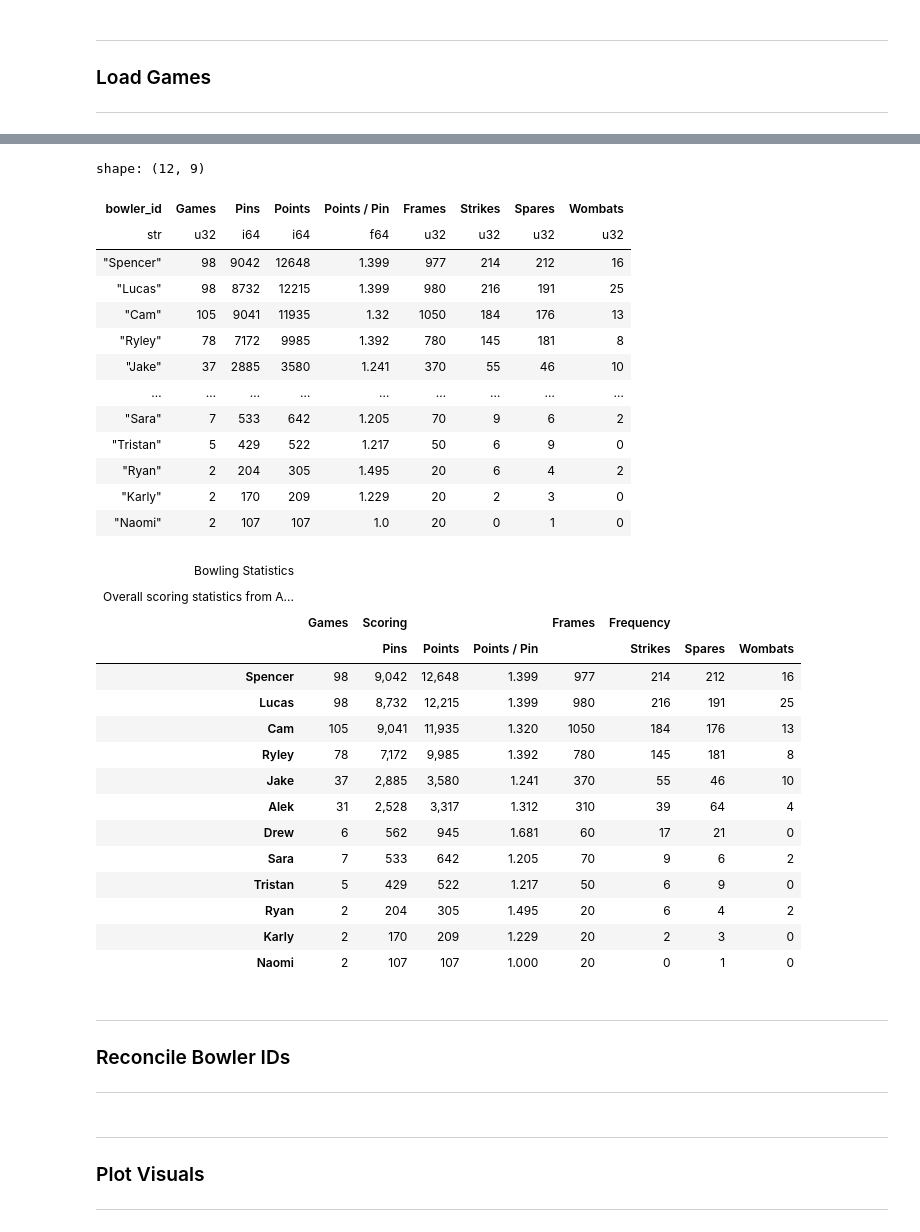
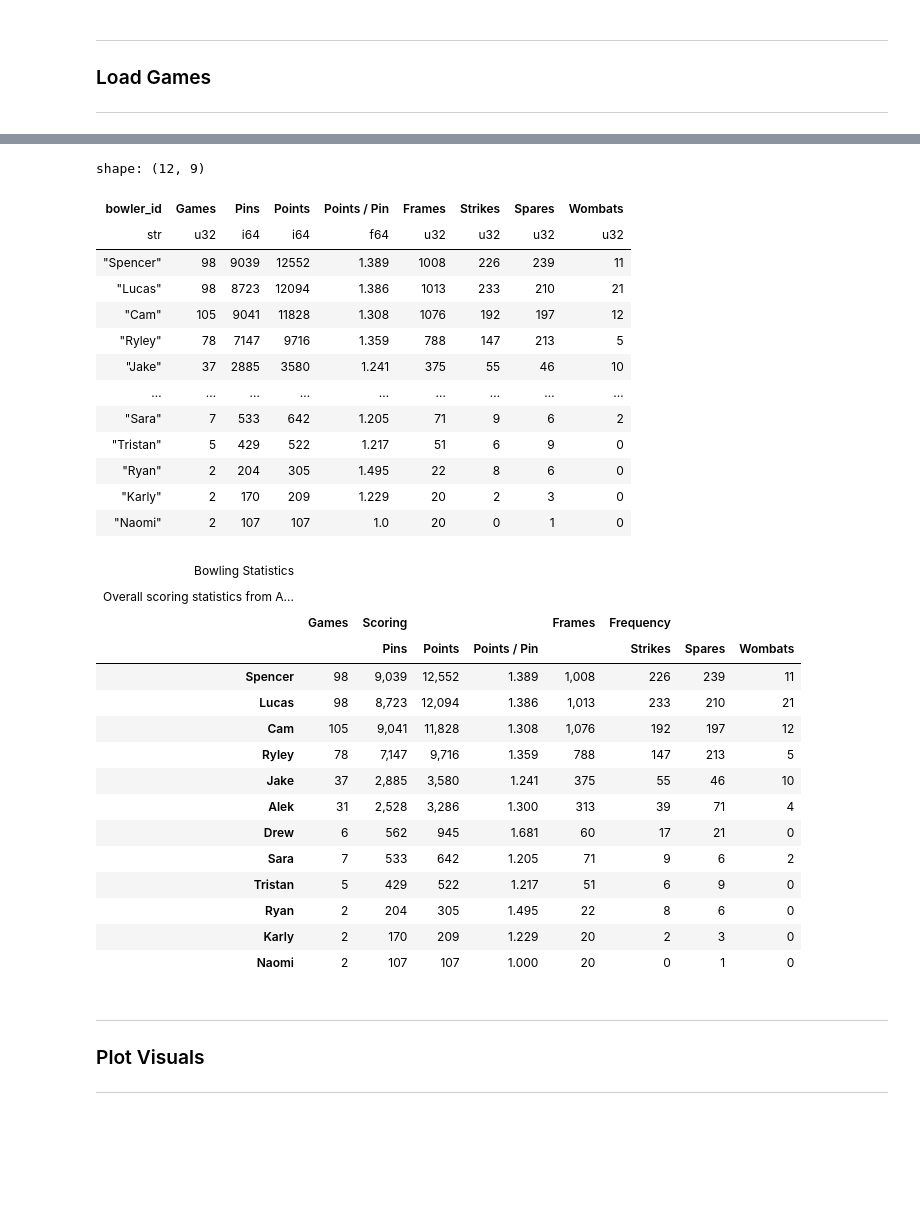
Before and after one commit to lucas-nelson-uiuc/pinsdb, a Jupyter notebook: test.ipynb, the cells around one changed output, grey strips where cells are left out. Cells and saved outputs as stored; diff of their text form; code cells hidden in the pictures; blank space fills up the shorter version.

Commit message:
update frame construction

```diff
--- a/test.ipynb
+++ b/test.ipynb
@@ -52,7 +30,7 @@ bowler_frame = (
     .drop("bowler")
 )
 
-summary_detection_table = (
+frames_data = (
     bowler_frame
     .with_columns(
         pl.col("throws").bowling.construct_frames()
@@ -64,6 +42,10 @@ summary_detection_table = (
         pl.col("frames").bowling.is_spare(),
         pl.col("frames").bowling.is_wombat(),
     )
+)
+
+summary_detection_table = (
+    frames_data
     .group_by("bowler_id")
     .agg(
         pl.col("frames").count().alias("Frames"),
@@ -98,15 +80,15 @@ summary_table
 shape: (12, 9)
 | bowler_id | Games | Pins | Points | Points / Pin | Frames | Strikes | Spares | Wombats |
 | str | u32 | i64 | i64 | f64 | u32 | u32 | u32 | u32 |
-| "Spencer" | 98 | 9042 | 12648 | 1.399 | 977 | 214 | 212 | 16 |
-| "Lucas" | 98 | 8732 | 12215 | 1.399 | 980 | 216 | 191 | 25 |
-| "Cam" | 105 | 9041 | 11935 | 1.32 | 1050 | 184 | 176 | 13 |
-| "Ryley" | 78 | 7172 | 9985 | 1.392 | 780 | 145 | 181 | 8 |
-| "Jake" | 37 | 2885 | 3580 | 1.241 | 370 | 55 | 46 | 10 |
+| "Spencer" | 98 | 9039 | 12552 | 1.389 | 1008 | 226 | 239 | 11 |
+| "Lucas" | 98 | 8723 | 12094 | 1.386 | 1013 | 233 | 210 | 21 |
+| "Cam" | 105 | 9041 | 11828 | 1.308 | 1076 | 192 | 197 | 12 |
+| "Ryley" | 78 | 7147 | 9716 | 1.359 | 788 | 147 | 213 | 5 |
+| "Jake" | 37 | 2885 | 3580 | 1.241 | 375 | 55 | 46 | 10 |
 | … | … | … | … | … | … | … | … | … |
-| "Sara" | 7 | 533 | 642 | 1.205 | 70 | 9 | 6 | 2 |
-| "Tristan" | 5 | 429 | 522 | 1.217 | 50 | 6 | 9 | 0 |
-| "Ryan" | 2 | 204 | 305 | 1.495 | 20 | 6 | 4 | 2 |
+| "Sara" | 7 | 533 | 642 | 1.205 | 71 | 9 | 6 | 2 |
+| "Tristan" | 5 | 429 | 522 | 1.217 | 51 | 6 | 9 | 0 |
+| "Ryan" | 2 | 204 | 305 | 1.495 | 22 | 8 | 6 | 0 |
 | "Karly" | 2 | 170 | 209 | 1.229 | 20 | 2 | 3 | 0 |
 | "Naomi" | 2 | 107 | 107 | 1.0 | 20 | 0 | 1 | 0 |
 # %%
@@ -124,43 +106,43 @@ gt_table = (
     .data_color(
         columns=["Pins"],
         palette="GnBu",
     )
     .data_color(
         columns=["Points"],
         palette="GnBu",
     )
     .data_color(
         columns=["Points / Pin"],
         palette="GnBu",
     )
     .data_color(
         columns=["Strikes", "Spares"],
         palette="Oranges",
     )
     .data_color(
         columns=["Wombats"],
         palette="Oranges",
         na_color="white"
     )
 )
 
-gt_table = gt_table.fmt_number(columns=["Pins", "Points", "Strikes", "Spares", "Wombats"], decimals=0)
+gt_table = gt_table.fmt_number(columns=["Pins", "Points", "Frames", "Strikes", "Spares", "Wombats"], decimals=0)
 gt_table = gt_table.fmt_number(columns=["Points / Pin"], decimals=3)
 gt_table
 # %% [output]
 | Bowling Statistics |  |  |  |  |  |  |  |  |
 | Overall scoring statistics from A... |  |  |  |  |  |  |  |  |
 |  | Games | Scoring |  |  | Frames | Frequency |  |  |
 |  |  | Pins | Points | Points / Pin |  | Strikes | Spares | Wombats |
-| Spencer | 98 | 9,042 | 12,648 | 1.399 | 977 | 214 | 212 | 16 |
-| Lucas | 98 | 8,732 | 12,215 | 1.399 | 980 | 216 | 191 | 25 |
-| Cam | 105 | 9,041 | 11,935 | 1.320 | 1050 | 184 | 176 | 13 |
-| Ryley | 78 | 7,172 | 9,985 | 1.392 | 780 | 145 | 181 | 8 |
-| Jake | 37 | 2,885 | 3,580 | 1.241 | 370 | 55 | 46 | 10 |
-| Alek | 31 | 2,528 | 3,317 | 1.312 | 310 | 39 | 64 | 4 |
+| Spencer | 98 | 9,039 | 12,552 | 1.389 | 1,008 | 226 | 239 | 11 |
+| Lucas | 98 | 8,723 | 12,094 | 1.386 | 1,013 | 233 | 210 | 21 |
+| Cam | 105 | 9,041 | 11,828 | 1.308 | 1,076 | 192 | 197 | 12 |
+| Ryley | 78 | 7,147 | 9,716 | 1.359 | 788 | 147 | 213 | 5 |
+| Jake | 37 | 2,885 | 3,580 | 1.241 | 375 | 55 | 46 | 10 |
+| Alek | 31 | 2,528 | 3,286 | 1.300 | 313 | 39 | 71 | 4 |
 | Drew | 6 | 562 | 945 | 1.681 | 60 | 17 | 21 | 0 |
-| Sara | 7 | 533 | 642 | 1.205 | 70 | 9 | 6 | 2 |
-| Tristan | 5 | 429 | 522 | 1.217 | 50 | 6 | 9 | 0 |
-| Ryan | 2 | 204 | 305 | 1.495 | 20 | 6 | 4 | 2 |
+| Sara | 7 | 533 | 642 | 1.205 | 71 | 9 | 6 | 2 |
+| Tristan | 5 | 429 | 522 | 1.217 | 51 | 6 | 9 | 0 |
+| Ryan | 2 | 204 | 305 | 1.495 | 22 | 8 | 6 | 0 |
 | Karly | 2 | 170 | 209 | 1.229 | 20 | 2 | 3 | 0 |
 | Naomi | 2 | 107 | 107 | 1.000 | 20 | 0 | 1 | 0 |
@@ -171,7 +149,3 @@ gt_table
-# %% [markdown]
----
-### Reconcile Bowler IDs
----
 # %% [markdown]
 ---
 ### Plot Visuals
```
Also changed, not shown: parts of 6 cells of this notebook, 8 other files.
